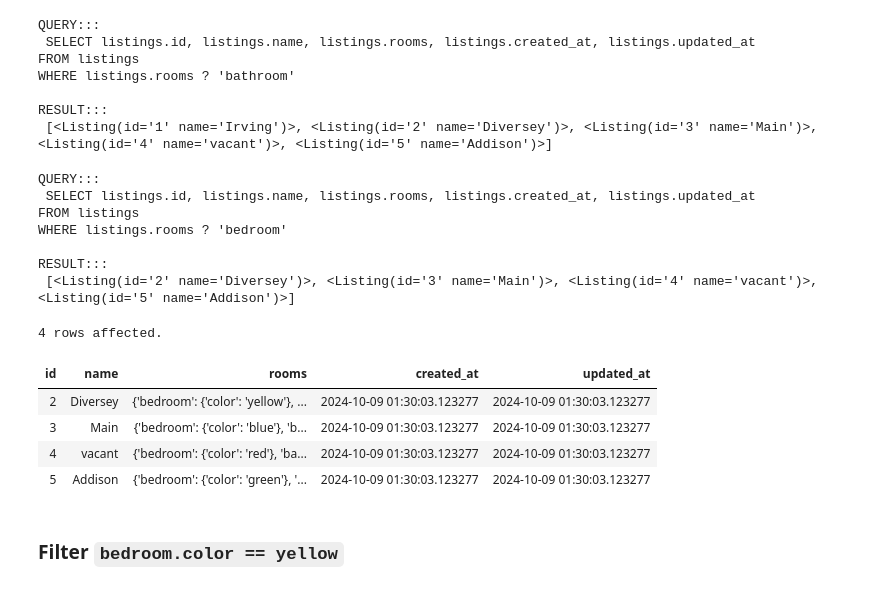
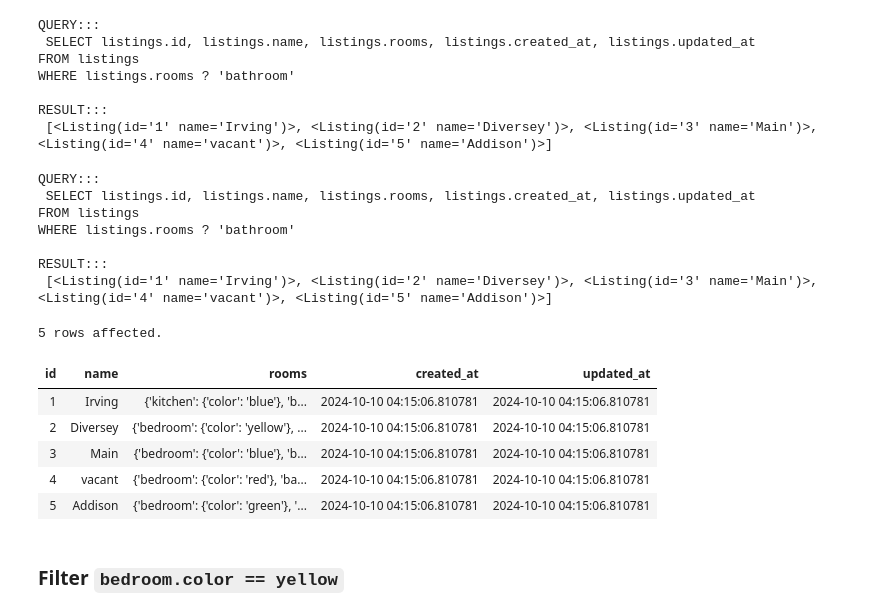
Before and after one commit to JoeJasinski/chipy-postgres-sqlalchemy-demo, a Jupyter notebook: work/demo.ipynb, the cells around one changed output. Cells and saved outputs as stored; diff of their text form; code cells hidden in the pictures.

```diff
--- a/work/demo.ipynb
+++ b/work/demo.ipynb
@@ -245,29 +247,30 @@ RESULT:::
 from sqlalchemy import select
 
 query = select(Listing).filter(
-    Listing.rooms.op('?')('bedroom'))
+    Listing.rooms.op('?')('bathroom'))
 
 _ = run_query(engine, query, render=True)
 # %% [output]
 QUERY:::
  SELECT listings.id, listings.name, listings.rooms, listings.created_at, listings.updated_at
 FROM listings
-WHERE listings.rooms ? 'bedroom'
+WHERE listings.rooms ? 'bathroom'
 
 RESULT:::
- [<Listing(id='2' name='Diversey')>, <Listing(id='3' name='Main')>, <Listing(id='4' name='vacant')>, <Listing(id='5' name='Addison')>]
+ [<Listing(id='1' name='Irving')>, <Listing(id='2' name='Diversey')>, <Listing(id='3' name='Main')>, <Listing(id='4' name='vacant')>, <Listing(id='5' name='Addison')>]
 # %%
 %%sql $DB_URL
 SELECT listings.id, listings.name, listings.rooms, listings.created_at, listings.updated_at
 FROM listings
-WHERE listings.rooms ? 'bedroom'
+WHERE listings.rooms ? 'bathroom'
 # %% [output]
-4 rows affected.
+5 rows affected.
 | id | name | rooms | created_at | updated_at |
-| 2 | Diversey | {'bedroom': {'color': 'yellow'}, ... | 2024-10-09 01:30:03.123277 | 2024-10-09 01:30:03.123277 |
-| 3 | Main | {'bedroom': {'color': 'blue'}, 'b... | 2024-10-09 01:30:03.123277 | 2024-10-09 01:30:03.123277 |
-| 4 | vacant | {'bedroom': {'color': 'red'}, 'ba... | 2024-10-09 01:30:03.123277 | 2024-10-09 01:30:03.123277 |
-| 5 | Addison | {'bedroom': {'color': 'green'}, '... | 2024-10-09 01:30:03.123277 | 2024-10-09 01:30:03.123277 |
+| 1 | Irving | {'kitchen': {'color': 'blue'}, 'b... | 2024-10-10 04:15:06.810781 | 2024-10-10 04:15:06.810781 |
+| 2 | Diversey | {'bedroom': {'color': 'yellow'}, ... | 2024-10-10 04:15:06.810781 | 2024-10-10 04:15:06.810781 |
+| 3 | Main | {'bedroom': {'color': 'blue'}, 'b... | 2024-10-10 04:15:06.810781 | 2024-10-10 04:15:06.810781 |
+| 4 | vacant | {'bedroom': {'color': 'red'}, 'ba... | 2024-10-10 04:15:06.810781 | 2024-10-10 04:15:06.810781 |
+| 5 | Addison | {'bedroom': {'color': 'green'}, '... | 2024-10-10 04:15:06.810781 | 2024-10-10 04:15:06.810781 |
 # %% [markdown]
 ### Filter `bedroom.color == yellow`
 # %%
```
Also changed, not shown: parts of 15 cells of this notebook, 1 other file.
